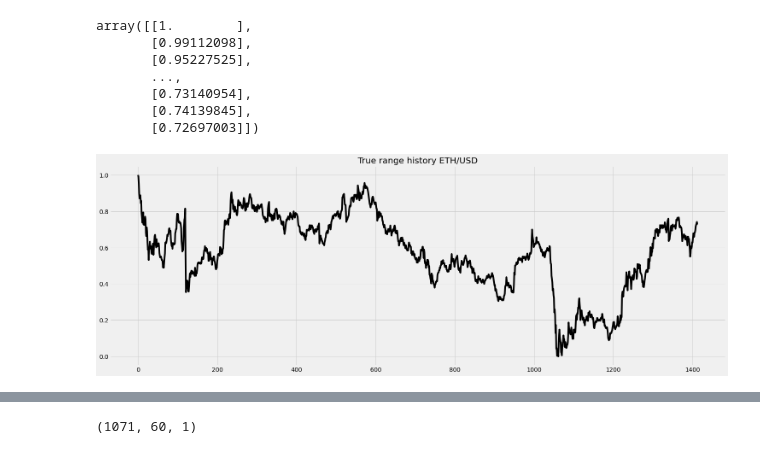
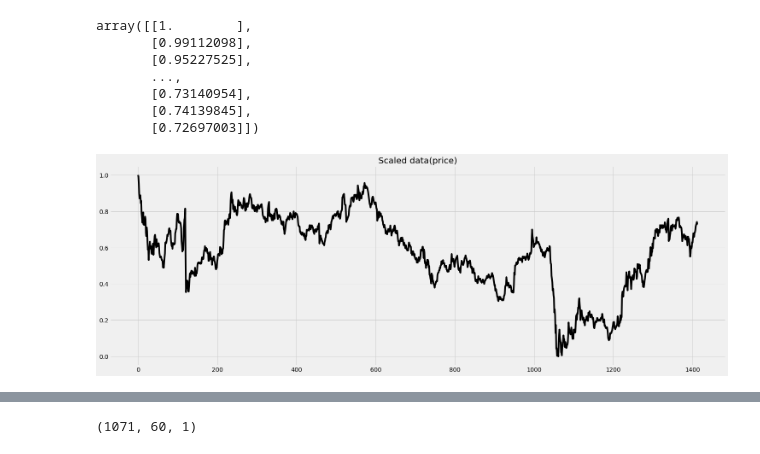
Before and after one commit to amaddar27/Barclays-Conv-Forecasting, a Jupyter notebook: Barclays_CNN_Forecasting.ipynb, the cells around one changed output, grey strips where cells are left out. Cells and saved outputs as stored; diff of their text form; code cells hidden in the pictures.

```diff
--- a/Barclays_CNN_Forecasting.ipynb
+++ b/Barclays_CNN_Forecasting.ipynb
@@ -75,11 +75,11 @@ array([[1.        ],
        [0.72697003]])
 # %%
 plt.figure(figsize=(23,8))
-plt.title('True range history ETH/USD')
+plt.title('Scaled data(price)')
 plt.plot(scaled_data, color='k')
 plt.show()
 # %% [output]
-[figure, old version]
+[figure, new version]
 # %%
 #Create the training dataset
 train_data = scaled_data[0:training_data_len, : ] #data NOT shuffled
```
